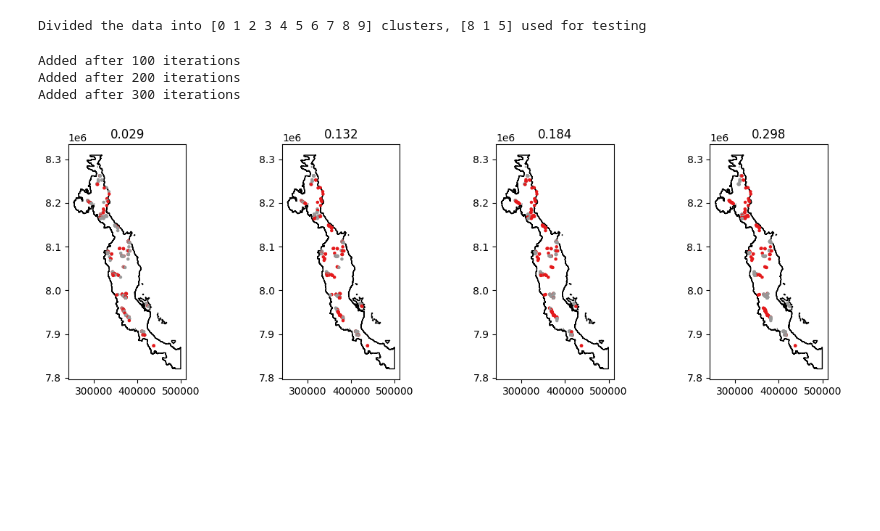
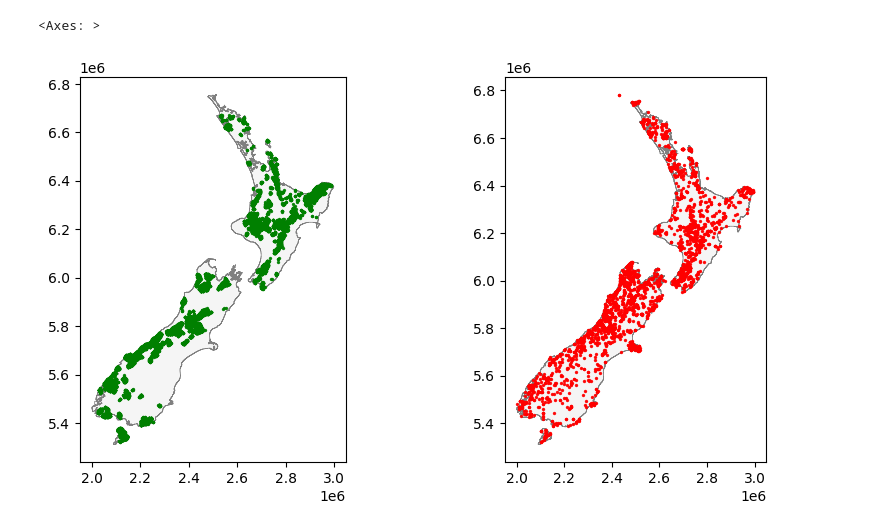
Before and after one commit to pabloubilla/data-integration-sdm, a Jupyter notebook: notebooks/07_po_pa_maps.ipynb, the cells around one changed output. Drawn from its saved outputs; the diff is of its cells as text; code cells hidden in the pictures; blank space fills up the shorter version.

```diff
--- a/notebooks/07_po_pa_maps.ipynb
+++ b/notebooks/07_po_pa_maps.ipynb
@@ -16,19 +16,40 @@ import numpy as np
 from src.utils import split_pa_train_test_spatially, split_pa_train_test_kmeans
 from src.pa_split import partition_sweep
 # %%
-region = 'swi'  # example region code
+region = 'awt'  # example region code
 group = ''
 group_ = '_' if group != '' else ''
 gdf_map = gpd.read_file(f'data/raw/NCEAS/Borders/{region}.gpkg')  # path for a .gpkg
 
 # read data\raw\NCEAS\Records\train_po\AWTtrain_po.csv with region variable
 df_po = gpd.read_file(f'data/processed/NCEAS/Records/train_po/{region.upper()}train_po{group_}{group}.csv')
 
 
 # data\raw\NCEAS\Records\test_pa\AWTtest_pa_bird.csv
 df_pa = gpd.read_file(f'data/raw/NCEAS/Records/test_pa/{region.upper()}test_pa{group_}{group}.csv')
 df_env = pd.read_csv(f'data/raw/NCEAS/Records/test_env/{region.upper()}test_env{group_}{group}.csv')
 df_pa[['x','y']] = df_pa[['x','y']].astype('float')
-df_pa_tr, df_pa_te, foo1, foo2 = split_pa_train_test_spatially(df_pa, df_pa)
+# df_pa_tr, df_pa_te, foo1, foo2 = split_pa_train_test_spatially(df_pa, df_pa)
+
+gdf_points_po = gpd.GeoDataFrame(
+    df_po,
+    geometry=gpd.points_from_xy(df_po.x, df_po.y),
+    crs=str(gdf_map.crs)  # Set CRS (important!)
+    )
+
+gdf_points_pa = gpd.GeoDataFrame(
+    df_pa,
+    geometry=gpd.points_from_xy(df_pa.x, df_pa.y),
+    crs=str(gdf_map.crs)  # Set CRS (important!)
+    )
+
+
+# fig, ax1, ax2 = plt.subplots(figsize=(5, 5), nrows=1, ncols=2)
+fig, (ax1, ax2) = plt.subplots(figsize=(10, 5), nrows=1, ncols=2)
+gdf_map.plot(ax=ax1, color="whitesmoke", edgecolor="gray", linewidth=0.5)
+gdf_points_pa.plot(ax=ax1, color="green", markersize=2, label="Presence-Absence", alpha=0.9)
+gdf_map.plot(ax=ax2, color="whitesmoke", edgecolor="gray", linewidth=0.5)
+gdf_points_po.plot(ax=ax2, color="red", markersize=2, label="Presence-Only", alpha=0.9)
 # %% [output]
-Divided the data into [0 1 2 3 4 5 6 7 8 9] clusters, [8 1 5] used for testing
+<Axes: >
+[figure, added]
@@ -45,12 +55,0 @@ df_env[df_env_covs] = (df_env[df_env_covs] - df_env[df_env_covs].mean())/df_env[
-# %%
-from sklearn.metrics import pairwise_distances
-
-
-df_xy = df_env[['x','y']].copy()
-df_xy = (df_xy - df_xy.mean())/df_xy.std()
-D_xy = pairwise_distances(df_xy.values, metric='euclidean')
-partitions_xy = partition_sweep(D_xy, sample_every=100, max_iter = 1000)
-# %% [output]
-Added after 100 iterations
-Added after 200 iterations
-Added after 300 iterations
@@ -93,28 +55,0 @@ gdf_points_pa_te = gpd.GeoDataFrame(
-# %%
-n = len(partitions_xy)
-cols = 4
-rows = int(np.ceil(n / cols))
-
-fig, axes = plt.subplots(rows, cols, figsize=(12, 4*rows))
-
-axes = axes.flatten()
-
-for ax, p in zip(axes, partitions_xy):
-    A, B = p["A"], p["B"]
-
-    gdf_points_pa["set"] = "A"
-    gdf_points_pa.loc[B, "set"] = "B"
-
-    gdf_map.plot(ax=ax, color="white", edgecolor="black")
-    gdf_points_pa.plot(ax=ax, column="set", cmap="Set1", markersize=5)
-
-    ax.set_title(f"{p['dist_metric']:.3f}")
-
-# hide unused axes
-for ax in axes[n:]:
-    ax.axis("off")
-
-plt.tight_layout()
-plt.show()
-# %% [output]
-[figure, removed]
```
Also changed, not shown: parts of 7 cells of this notebook, 4 other files.
